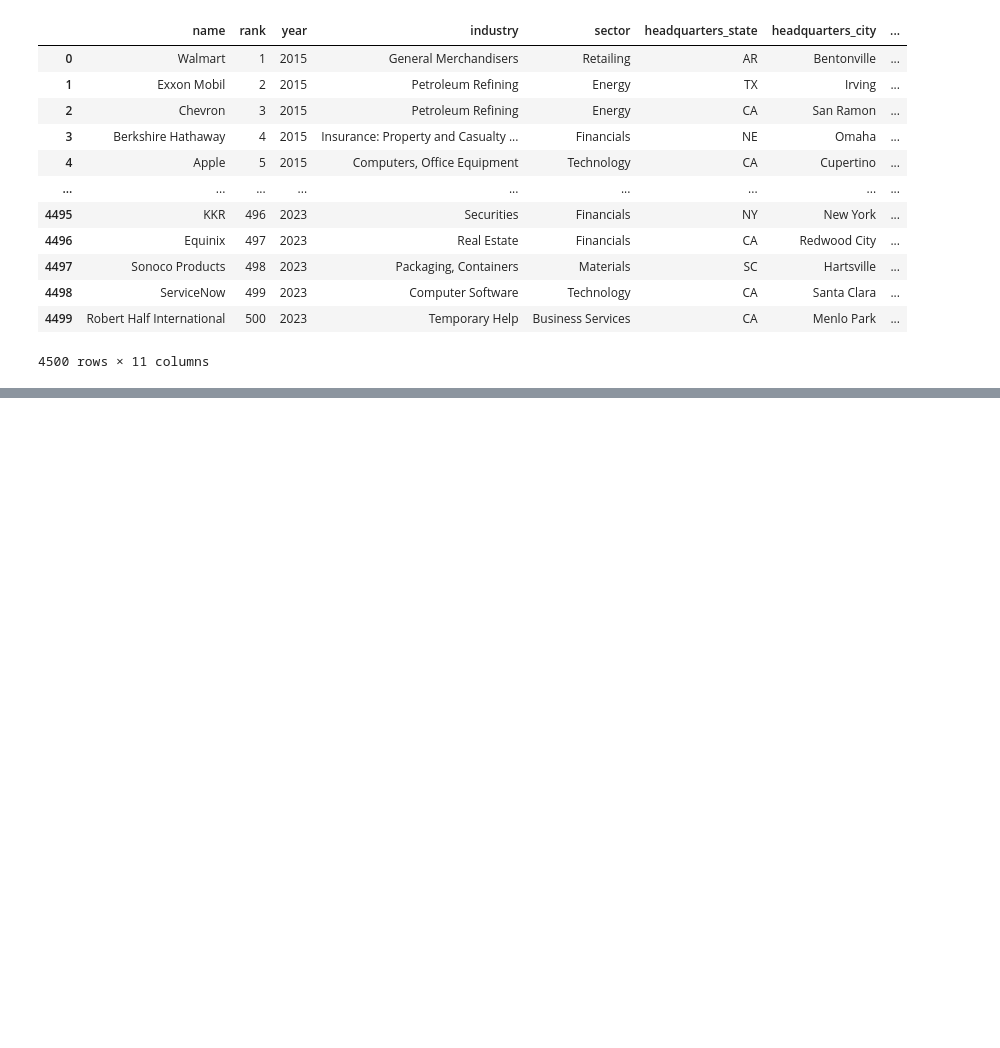
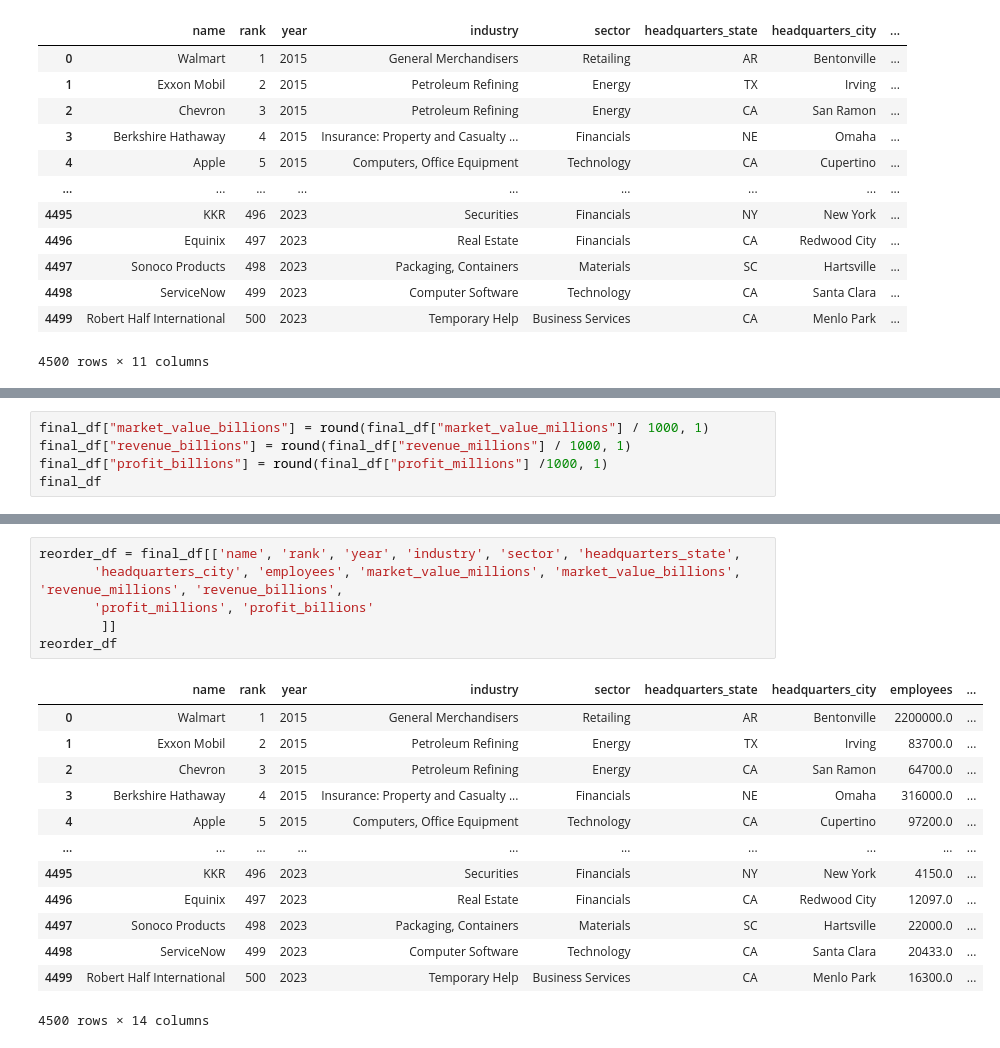
Before and after one commit to atjohnson1994/project_3, a Jupyter notebook: fortune_500.ipynb, the cells around one changed output, grey strips where cells are left out. Drawn from its saved outputs; the diff is of its cells as text; blank space fills up the shorter version.

```diff
--- a/fortune_500.ipynb
+++ b/fortune_500.ipynb
@@ -104,0 +94,5 @@ array(['Retailing', 'Energy', 'Financials', 'Technology',
+# %%
+final_df["market_value_billions"] = round(final_df["market_value_millions"] / 1000, 1)
+final_df["revenue_billions"] = round(final_df["revenue_millions"] / 1000, 1)
+final_df["profit_billions"] = round(final_df["profit_millions"] /1000, 1)
+final_df
@@ -104,0 +136,20 @@ array(['Retailing', 'Energy', 'Financials', 'Technology',
+# %%
+reorder_df = final_df[['name', 'rank', 'year', 'industry', 'sector', 'headquarters_state',
+       'headquarters_city', 'employees', 'market_value_millions', 'market_value_billions', 'revenue_millions', 'revenue_billions',
+       'profit_millions', 'profit_billions'
+        ]]
+reorder_df
+# %% [output]
+|  | name | rank | year | industry | sector | headquarters_state | headquarters_city | employees | ... |
+| 0 | Walmart | 1 | 2015 | General Merchandisers | Retailing | AR | Bentonville | 2200000.0 | ... |
+| 1 | Exxon Mobil | 2 | 2015 | Petroleum Refining | Energy | TX | Irving | 83700.0 | ... |
+| 2 | Chevron | 3 | 2015 | Petroleum Refining | Energy | CA | San Ramon | 64700.0 | ... |
+| 3 | Berkshire Hathaway | 4 | 2015 | Insurance: Property and Casualty ... | Financials | NE | Omaha | 316000.0 | ... |
+| 4 | Apple | 5 | 2015 | Computers, Office Equipment | Technology | CA | Cupertino | 97200.0 | ... |
+| ... | ... | ... | ... | ... | ... | ... | ... | ... | ... |
+| 4495 | KKR | 496 | 2023 | Securities | Financials | NY | New York | 4150.0 | ... |
+| 4496 | Equinix | 497 | 2023 | Real Estate | Financials | CA | Redwood City | 12097.0 | ... |
+| 4497 | Sonoco Products | 498 | 2023 | Packaging, Containers | Materials | SC | Hartsville | 22000.0 | ... |
+| 4498 | ServiceNow | 499 | 2023 | Computer Software | Technology | CA | Santa Clara | 20433.0 | ... |
+| 4499 | Robert Half International | 500 | 2023 | Temporary Help | Business Services | CA | Menlo Park | 16300.0 | ... |
+4500 rows × 14 columns
```
Also changed, not shown: parts of 11 cells of this notebook, 5 other files.
